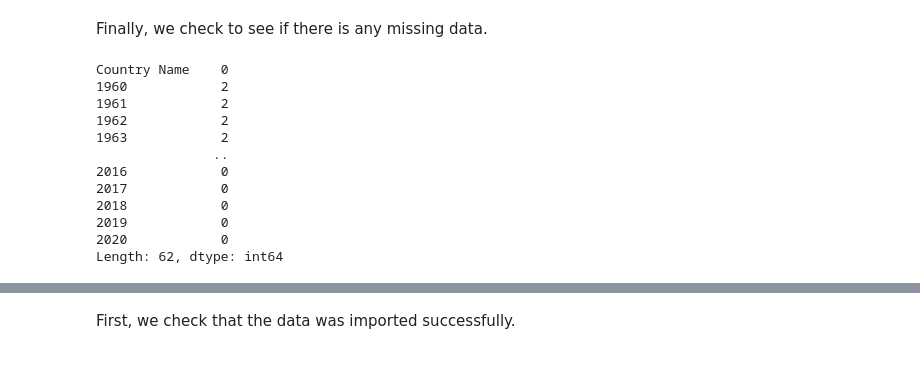
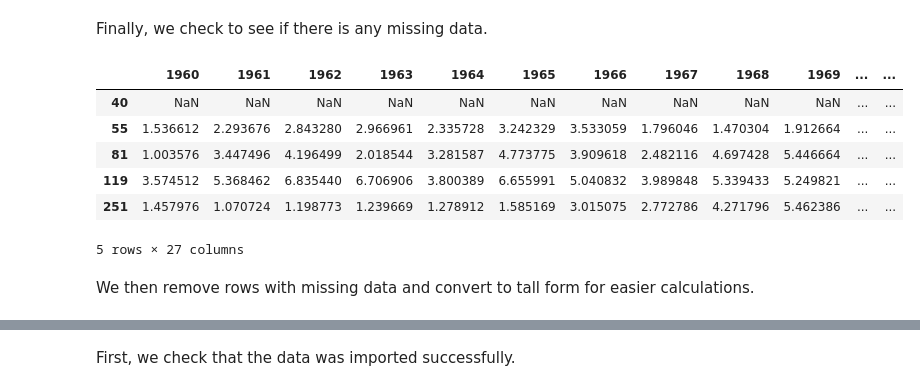
Before and after one commit to thudsonbu/ds-project-1, a Jupyter notebook: project-2.ipynb, the cells around one changed output, grey strips where cells are left out. Saved outputs shown, nothing was run; the diff lists cells and outputs as text; code cells hidden in the pictures; blank space fills up the shorter version.

```diff
--- a/project-2.ipynb
+++ b/project-2.ipynb
@@ -125,17 +151,16 @@ ir
 # %% [markdown]
 Finally, we check to see if there is any missing data.
-# %%
-ir.isnull().sum()
-# %% [output]
-Country Name    0
-1960            2
-1961            2
-1962            2
-1963            2
-               ..
-2016            0
-2017            0
-2018            0
-2019            0
-2020            0
-Length: 62, dtype: int64
+# %%
+ir_na = ir.loc[ :, ir.isnull().any(axis=0) ]
+
+ir_na.head()
+# %% [output]
+|  | 1960 | 1961 | 1962 | 1963 | 1964 | 1965 | 1966 | 1967 | 1968 | 1969 | ... | ... |
+| 40 | NaN | NaN | NaN | NaN | NaN | NaN | NaN | NaN | NaN | NaN | ... | ... |
+| 55 | 1.536612 | 2.293676 | 2.843280 | 2.966961 | 2.335728 | 3.242329 | 3.533059 | 1.796046 | 1.470304 | 1.912664 | ... | ... |
+| 81 | 1.003576 | 3.447496 | 4.196499 | 2.018544 | 3.281587 | 4.773775 | 3.909618 | 2.482116 | 4.697428 | 5.446664 | ... | ... |
+| 119 | 3.574512 | 5.368462 | 6.835440 | 6.706906 | 3.800389 | 6.655991 | 5.040832 | 3.989848 | 5.339433 | 5.249821 | ... | ... |
+| 251 | 1.457976 | 1.070724 | 1.198773 | 1.239669 | 1.278912 | 1.585169 | 3.015075 | 2.772786 | 4.271796 | 5.462386 | ... | ... |
+5 rows × 27 columns
+# %% [markdown]
+We then remove rows with missing data and convert to tall form for easier calculations.
```
Also changed, not shown: parts of 57 cells of this notebook, 1 other file.
